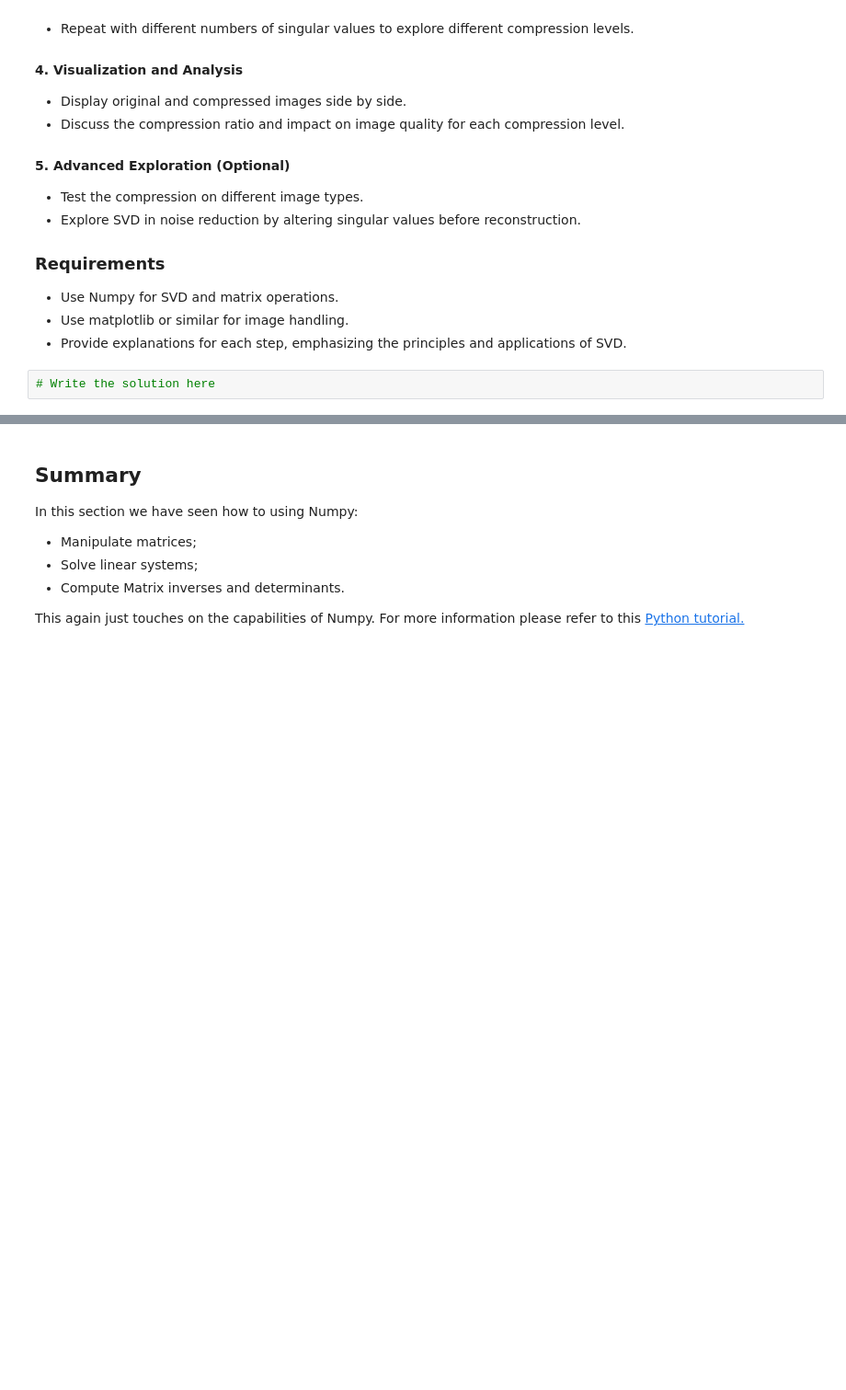
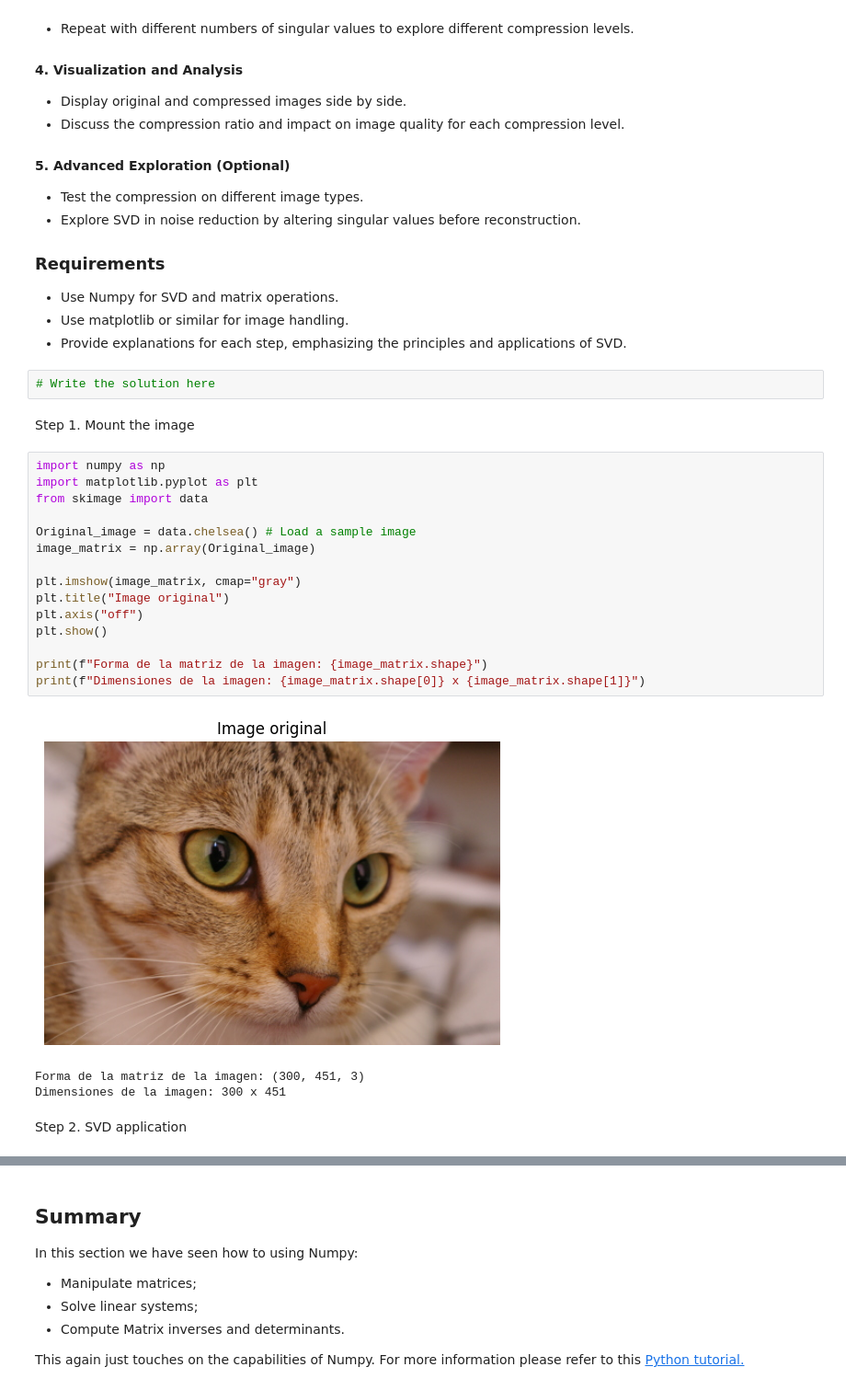
Before and after one commit to Maykol0721/IngeMayk, a Jupyter notebook: notebooks/00_Linear_algebra_with_Numpy.ipynb, the cells around one changed output, grey strips where cells are left out. Shown: that part at 92% size. Saved outputs shown, nothing was run; the diff lists cells and outputs as text; blank space fills up the shorter version.

```diff
--- a/notebooks/00_Linear_algebra_with_Numpy.ipynb
+++ b/notebooks/00_Linear_algebra_with_Numpy.ipynb
@@ -449,3 +438,26 @@ Use Singular Value Decomposition (SVD) to compress and reconstruct an image, exp
 - Provide explanations for each step, emphasizing the principles and applications of SVD.
 # %%
 # Write the solution here
+# %% [markdown]
+Step 1. Mount the image
+# %%
+import numpy as np
+import matplotlib.pyplot as plt
+from skimage import data
+
+Original_image = data.chelsea() # Load a sample image
+image_matrix = np.array(Original_image)
+
+plt.imshow(image_matrix, cmap="gray")
+plt.title("Image original")
+plt.axis("off")
+plt.show()
+
+print(f"Forma de la matriz de la imagen: {image_matrix.shape}")
+print(f"Dimensiones de la imagen: {image_matrix.shape[0]} x {image_matrix.shape[1]}")
+# %% [output]
+[figure, added]
+Forma de la matriz de la imagen: (300, 451, 3)
+Dimensiones de la imagen: 300 x 451
+# %% [markdown]
+Step 2. SVD application
```
Also changed, not shown: parts of 8 cells of this notebook.
